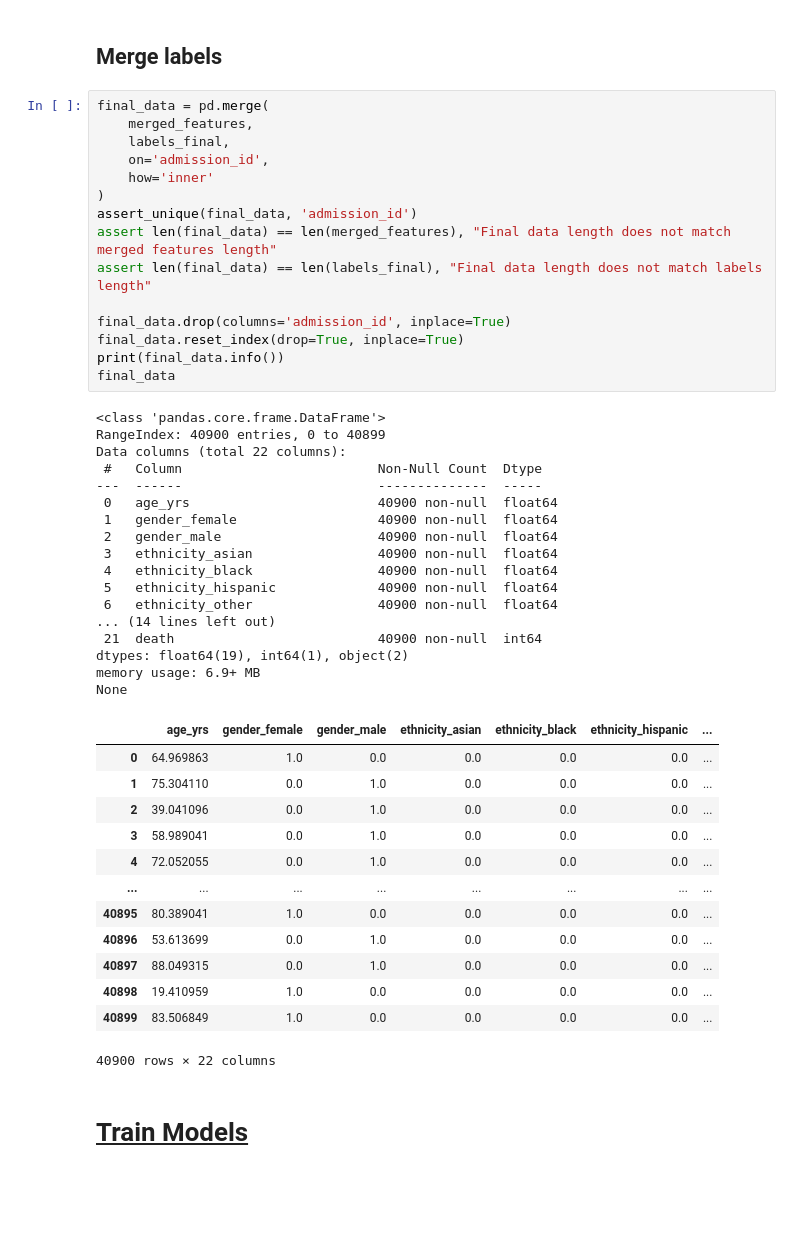
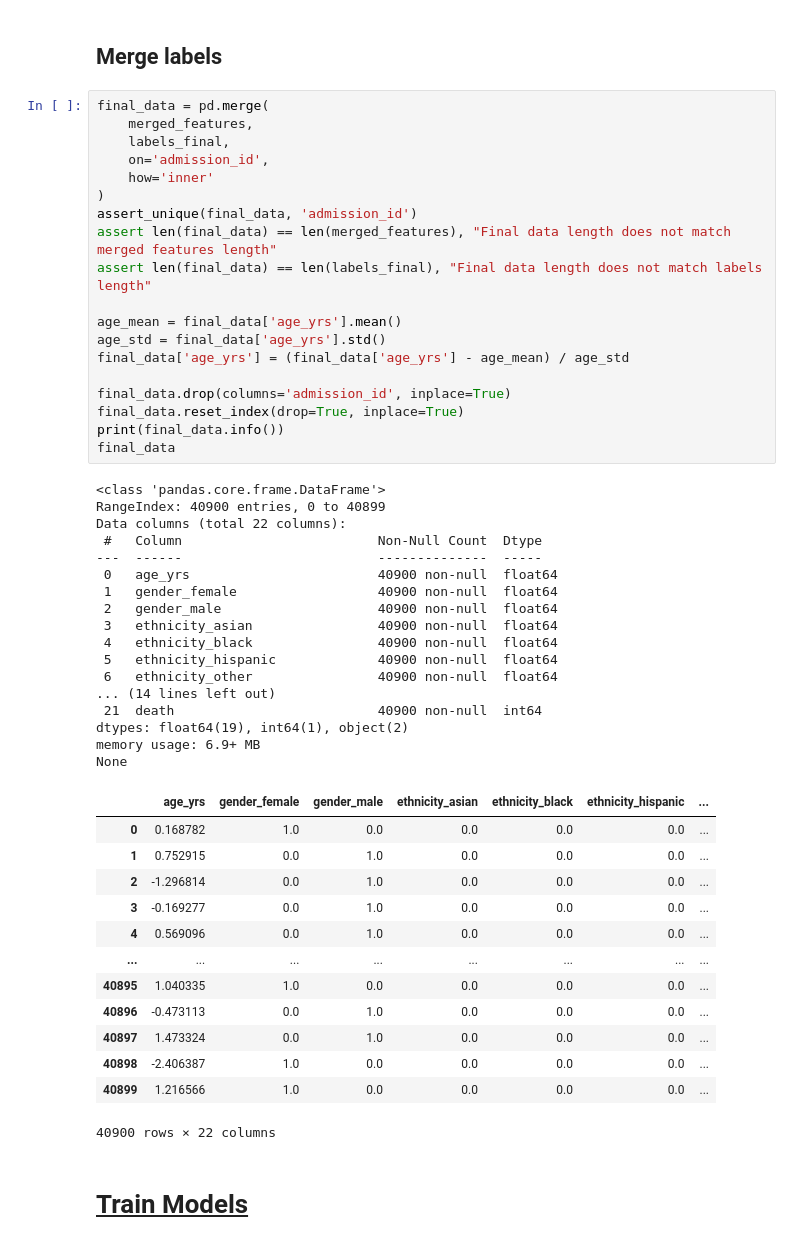
Before and after one commit to TylerAnderton/DeepRiskICU, a Jupyter notebook: ml-training/training_v3.ipynb, the cells around one changed output. Saved outputs shown, nothing was run; the diff lists cells and outputs as text; blank space fills up the shorter version.

```diff
--- a/ml-training/training_v3.ipynb
+++ b/ml-training/training_v3.ipynb
@@ -1087,44 +1093,48 @@ final_data = pd.merge(
     on='admission_id',
     how='inner'
 )
 assert_unique(final_data, 'admission_id')
 assert len(final_data) == len(merged_features), "Final data length does not match merged features length"
 assert len(final_data) == len(labels_final), "Final data length does not match labels length"
 
+age_mean = final_data['age_yrs'].mean()
+age_std = final_data['age_yrs'].std()
+final_data['age_yrs'] = (final_data['age_yrs'] - age_mean) / age_std
+
 final_data.drop(columns='admission_id', inplace=True)
 final_data.reset_index(drop=True, inplace=True)
 print(final_data.info())
 final_data
 # %% [output]
 <class 'pandas.core.frame.DataFrame'>
 RangeIndex: 40900 entries, 0 to 40899
 Data columns (total 22 columns):
  #   Column                         Non-Null Count  Dtype
 ---  ------                         --------------  -----
  0   age_yrs                        40900 non-null  float64
  1   gender_female                  40900 non-null  float64
  2   gender_male                    40900 non-null  float64
  3   ethnicity_asian                40900 non-null  float64
  4   ethnicity_black                40900 non-null  float64
  5   ethnicity_hispanic             40900 non-null  float64
  6   ethnicity_other                40900 non-null  float64
 ... (14 lines left out)
  21  death                          40900 non-null  int64
 dtypes: float64(19), int64(1), object(2)
 memory usage: 6.9+ MB
 None
 |  | age_yrs | gender_female | gender_male | ethnicity_asian | ethnicity_black | ethnicity_hispanic | ... |
-| 0 | 64.969863 | 1.0 | 0.0 | 0.0 | 0.0 | 0.0 | ... |
-| 1 | 75.304110 | 0.0 | 1.0 | 0.0 | 0.0 | 0.0 | ... |
-| 2 | 39.041096 | 0.0 | 1.0 | 0.0 | 0.0 | 0.0 | ... |
-| 3 | 58.989041 | 0.0 | 1.0 | 0.0 | 0.0 | 0.0 | ... |
-| 4 | 72.052055 | 0.0 | 1.0 | 0.0 | 0.0 | 0.0 | ... |
+| 0 | 0.168782 | 1.0 | 0.0 | 0.0 | 0.0 | 0.0 | ... |
+| 1 | 0.752915 | 0.0 | 1.0 | 0.0 | 0.0 | 0.0 | ... |
+| 2 | -1.296814 | 0.0 | 1.0 | 0.0 | 0.0 | 0.0 | ... |
+| 3 | -0.169277 | 0.0 | 1.0 | 0.0 | 0.0 | 0.0 | ... |
+| 4 | 0.569096 | 0.0 | 1.0 | 0.0 | 0.0 | 0.0 | ... |
 | ... | ... | ... | ... | ... | ... | ... | ... |
-| 40895 | 80.389041 | 1.0 | 0.0 | 0.0 | 0.0 | 0.0 | ... |
-| 40896 | 53.613699 | 0.0 | 1.0 | 0.0 | 0.0 | 0.0 | ... |
-| 40897 | 88.049315 | 0.0 | 1.0 | 0.0 | 0.0 | 0.0 | ... |
-| 40898 | 19.410959 | 1.0 | 0.0 | 0.0 | 0.0 | 0.0 | ... |
-| 40899 | 83.506849 | 1.0 | 0.0 | 0.0 | 0.0 | 0.0 | ... |
+| 40895 | 1.040335 | 1.0 | 0.0 | 0.0 | 0.0 | 0.0 | ... |
+| 40896 | -0.473113 | 0.0 | 1.0 | 0.0 | 0.0 | 0.0 | ... |
+| 40897 | 1.473324 | 0.0 | 1.0 | 0.0 | 0.0 | 0.0 | ... |
+| 40898 | -2.406387 | 1.0 | 0.0 | 0.0 | 0.0 | 0.0 | ... |
+| 40899 | 1.216566 | 1.0 | 0.0 | 0.0 | 0.0 | 0.0 | ... |
 40900 rows × 22 columns
 # %% [markdown]
 # <u>Train Models</u>
```
Also changed, not shown: parts of 14 cells of this notebook, 23 other files.
